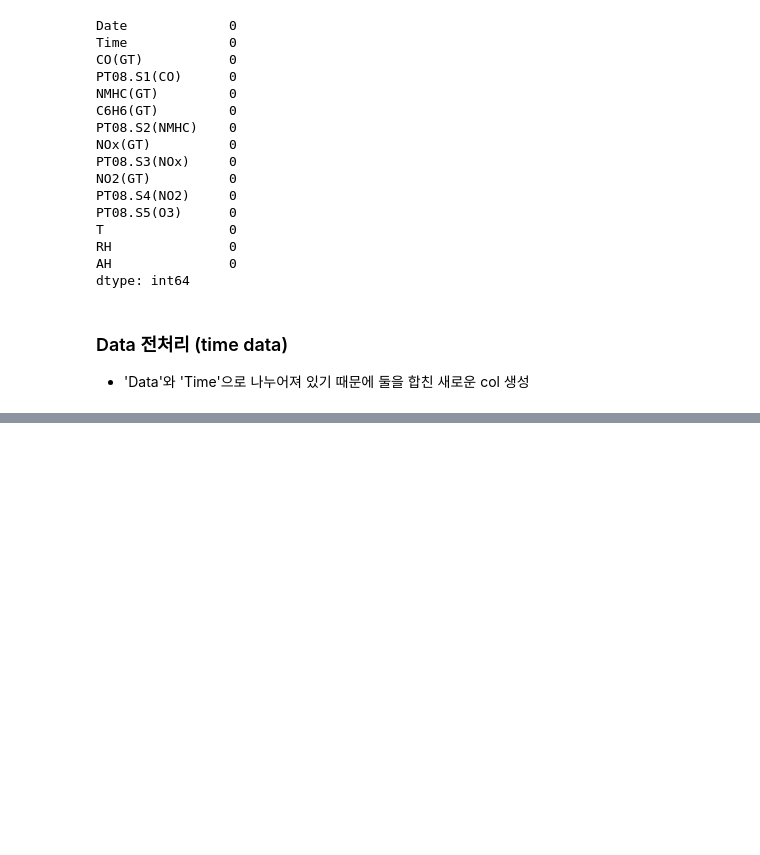
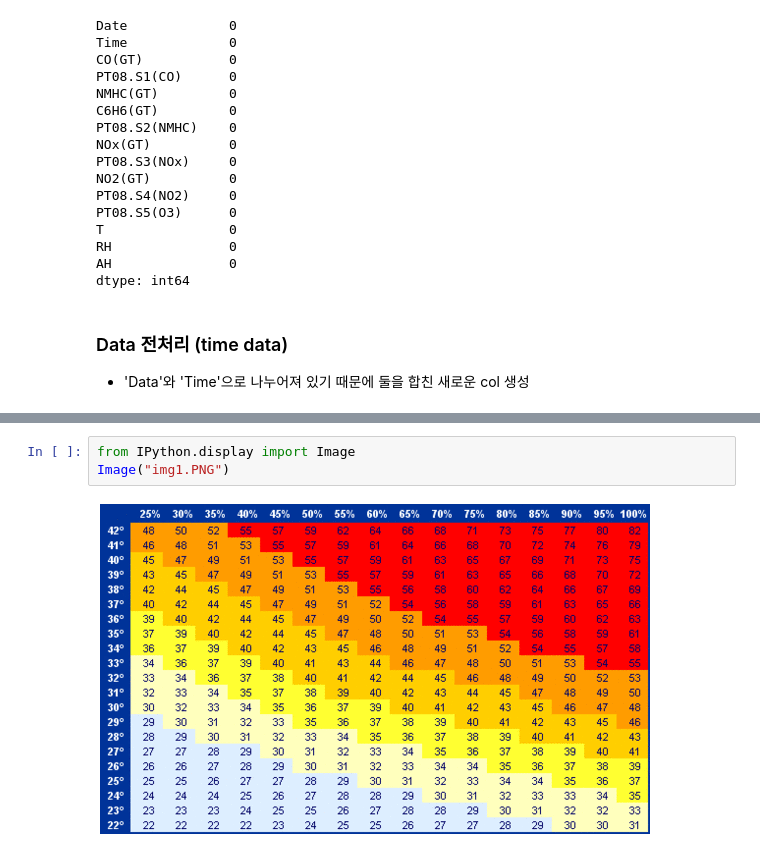
Before and after one commit to Minjeongc/study-data-analytics, a Jupyter notebook: Chapter02/chapter02.ipynb, the cells around one changed output, grey strips where cells are left out. Drawn from its saved outputs; the diff is of its cells as text; blank space fills up the shorter version.

```diff
--- a/Chapter02/chapter02.ipynb
+++ b/Chapter02/chapter02.ipynb
@@ -209,0 +293,5 @@ memory usage: 1.1+ MB
+# %%
+from IPython.display import Image
+Image("img1.PNG")
+# %% [output]
+[figure, added]
```
Also changed, not shown: parts of 52 cells of this notebook.
